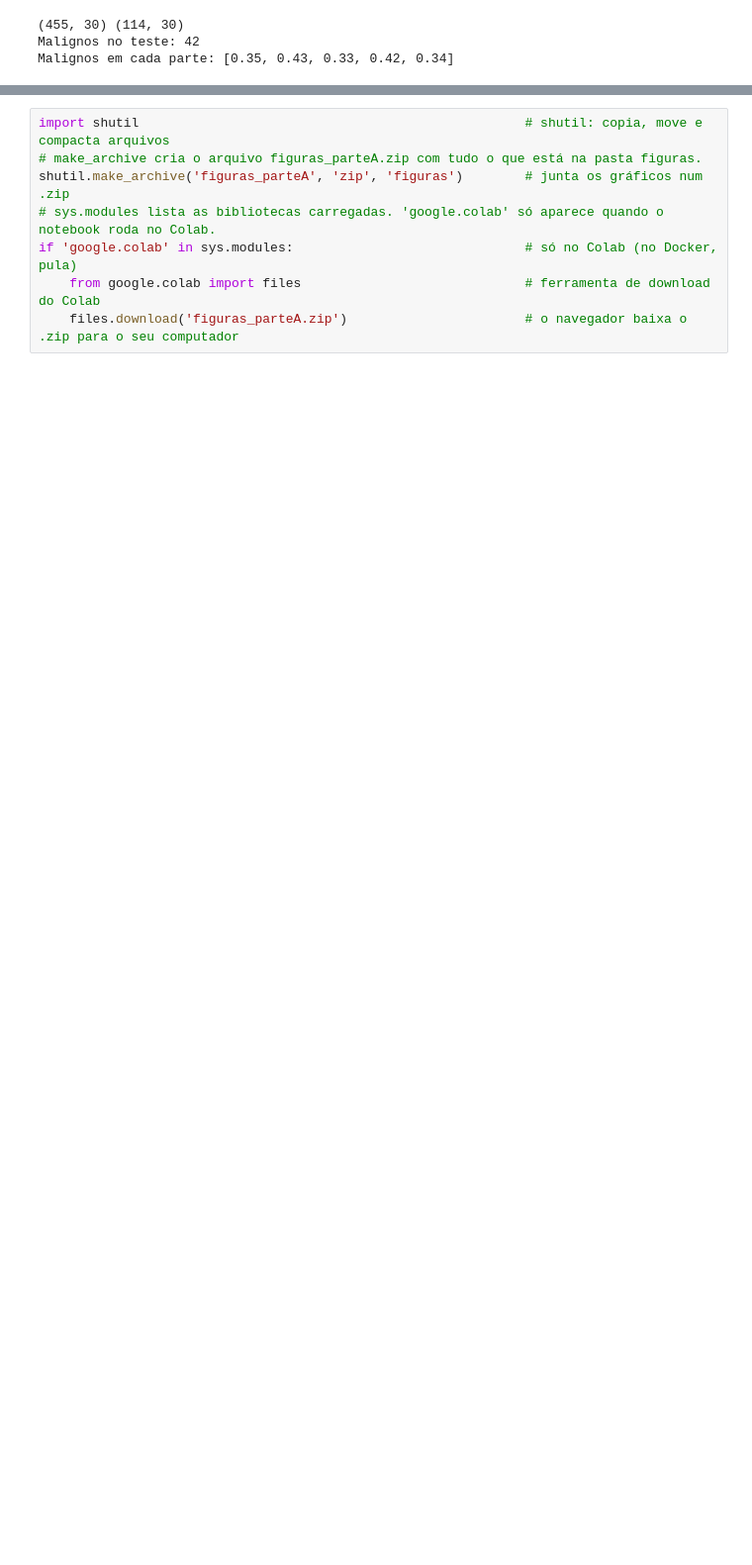
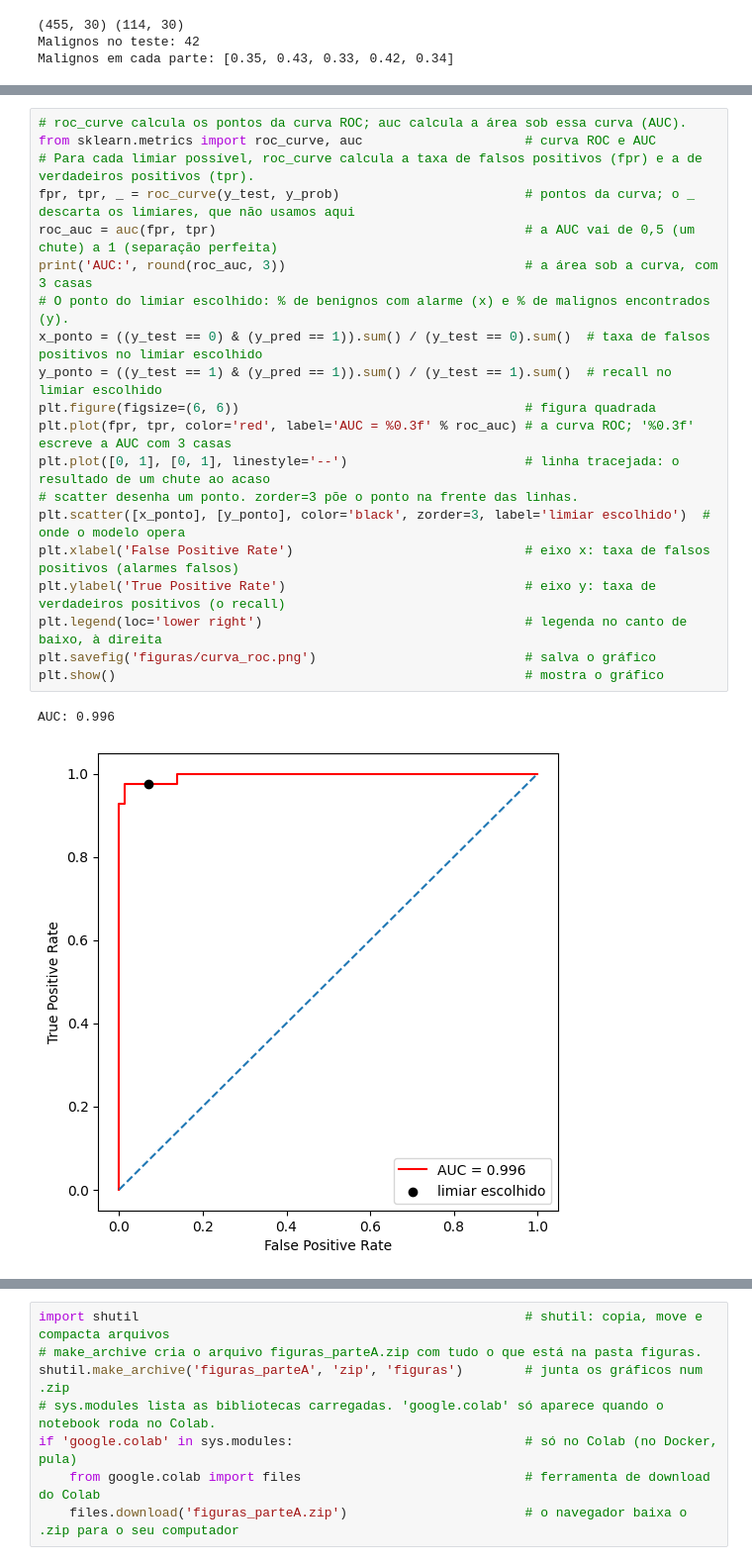
Before and after one commit to gabrielrb/tech-challenge-fase1, a Jupyter notebook: diagnostico_cancer_mama.ipynb, the cells around one changed output, grey strips where cells are left out. Shown at 99% size. Cells and saved outputs as stored; diff of their text form; blank space fills up the shorter version.

```diff
--- a/diagnostico_cancer_mama.ipynb
+++ b/diagnostico_cancer_mama.ipynb
@@ -739,0 +566,23 @@ O Colab apaga os arquivos quando a sessão fecha. Esta célula junta as figuras
+# %%
+# roc_curve calcula os pontos da curva ROC; auc calcula a área sob essa curva (AUC).
+from sklearn.metrics import roc_curve, auc                     # curva ROC e AUC
+# Para cada limiar possível, roc_curve calcula a taxa de falsos positivos (fpr) e a de verdadeiros positivos (tpr).
+fpr, tpr, _ = roc_curve(y_test, y_prob)                        # pontos da curva; o _ descarta os limiares, que não usamos aqui
+roc_auc = auc(fpr, tpr)                                        # a AUC vai de 0,5 (um chute) a 1 (separação perfeita)
+print('AUC:', round(roc_auc, 3))                               # a área sob a curva, com 3 casas
+# O ponto do limiar escolhido: % de benignos com alarme (x) e % de malignos encontrados (y).
+x_ponto = ((y_test == 0) & (y_pred == 1)).sum() / (y_test == 0).sum()  # taxa de falsos positivos no limiar escolhido
+y_ponto = ((y_test == 1) & (y_pred == 1)).sum() / (y_test == 1).sum()  # recall no limiar escolhido
+plt.figure(figsize=(6, 6))                                     # figura quadrada
+plt.plot(fpr, tpr, color='red', label='AUC = %0.3f' % roc_auc) # a curva ROC; '%0.3f' escreve a AUC com 3 casas
+plt.plot([0, 1], [0, 1], linestyle='--')                       # linha tracejada: o resultado de um chute ao acaso
+# scatter desenha um ponto. zorder=3 põe o ponto na frente das linhas.
+plt.scatter([x_ponto], [y_ponto], color='black', zorder=3, label='limiar escolhido')  # onde o modelo opera
+plt.xlabel('False Positive Rate')                              # eixo x: taxa de falsos positivos (alarmes falsos)
+plt.ylabel('True Positive Rate')                               # eixo y: taxa de verdadeiros positivos (o recall)
+plt.legend(loc='lower right')                                  # legenda no canto de baixo, à direita
+plt.savefig('figuras/curva_roc.png')                           # salva o gráfico
+plt.show()                                                     # mostra o gráfico
+# %% [output]
+AUC: 0.996
+[figure, added]
```
Also changed, not shown: parts of 43 cells of this notebook, 9 other files.
